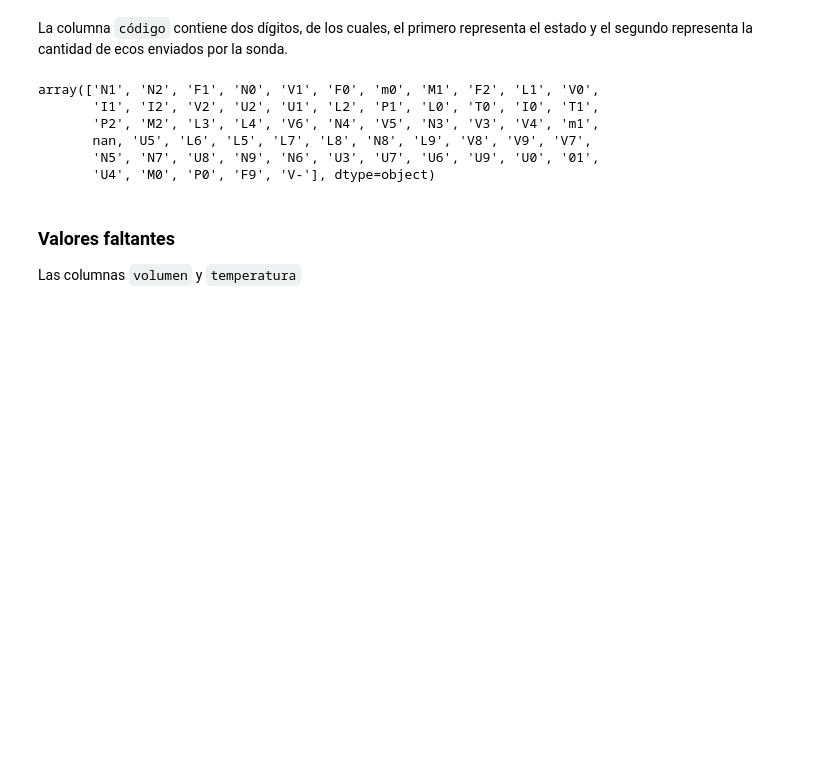
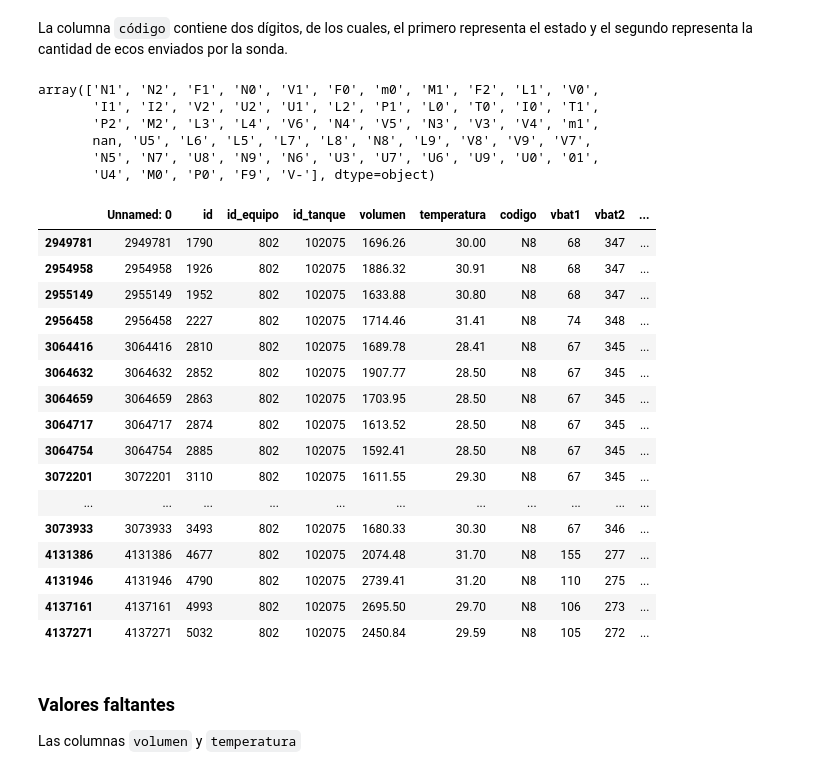
Before and after one commit to danibosch/mentoria-diplo-datos2021, a Jupyter notebook: Cintelink_AyVdD.ipynb, the cells around one changed output. Saved outputs shown, nothing was run; the diff lists cells and outputs as text; code cells hidden in the pictures; blank space fills up the shorter version.

```diff
--- a/Cintelink_AyVdD.ipynb
+++ b/Cintelink_AyVdD.ipynb
@@ -170,6 +170,26 @@ array(['N1', 'N2', 'F1', 'N0', 'V1', 'F0', 'm0', 'M1', 'F2', 'L1', 'V0',
        nan, 'U5', 'L6', 'L5', 'L7', 'L8', 'N8', 'L9', 'V8', 'V9', 'V7',
        'N5', 'N7', 'U8', 'N9', 'N6', 'U3', 'U7', 'U6', 'U9', 'U0', '01',
        'U4', 'M0', 'P0', 'F9', 'V-'], dtype=object)
+# %%
+raw_df[raw_df['codigo'] == 'N8']
+# %% [output]
+|  | Unnamed: 0 | id | id_equipo | id_tanque | volumen | temperatura | codigo | vbat1 | vbat2 | ... |
+| 2949781 | 2949781 | 1790 | 802 | 102075 | 1696.26 | 30.00 | N8 | 68 | 347 | ... |
+| 2954958 | 2954958 | 1926 | 802 | 102075 | 1886.32 | 30.91 | N8 | 68 | 347 | ... |
+| 2955149 | 2955149 | 1952 | 802 | 102075 | 1633.88 | 30.80 | N8 | 68 | 347 | ... |
+| 2956458 | 2956458 | 2227 | 802 | 102075 | 1714.46 | 31.41 | N8 | 74 | 348 | ... |
+| 3064416 | 3064416 | 2810 | 802 | 102075 | 1689.78 | 28.41 | N8 | 67 | 345 | ... |
+| 3064632 | 3064632 | 2852 | 802 | 102075 | 1907.77 | 28.50 | N8 | 67 | 345 | ... |
+| 3064659 | 3064659 | 2863 | 802 | 102075 | 1703.95 | 28.50 | N8 | 67 | 345 | ... |
+| 3064717 | 3064717 | 2874 | 802 | 102075 | 1613.52 | 28.50 | N8 | 67 | 345 | ... |
+| 3064754 | 3064754 | 2885 | 802 | 102075 | 1592.41 | 28.50 | N8 | 67 | 345 | ... |
+| 3072201 | 3072201 | 3110 | 802 | 102075 | 1611.55 | 29.30 | N8 | 67 | 345 | ... |
+| ... | ... | ... | ... | ... | ... | ... | ... | ... | ... | ... |
+| 3073933 | 3073933 | 3493 | 802 | 102075 | 1680.33 | 30.30 | N8 | 67 | 346 | ... |
+| 4131386 | 4131386 | 4677 | 802 | 102075 | 2074.48 | 31.70 | N8 | 155 | 277 | ... |
+| 4131946 | 4131946 | 4790 | 802 | 102075 | 2739.41 | 31.20 | N8 | 110 | 275 | ... |
+| 4137161 | 4137161 | 4993 | 802 | 102075 | 2695.50 | 29.70 | N8 | 106 | 273 | ... |
+| 4137271 | 4137271 | 5032 | 802 | 102075 | 2450.84 | 29.59 | N8 | 105 | 272 | ... |
 # %%
 # Trabajamos sobre una copia y no sobre el original
 df = raw_df.copy()
```
Also changed, not shown: parts of 17 cells of this notebook.
